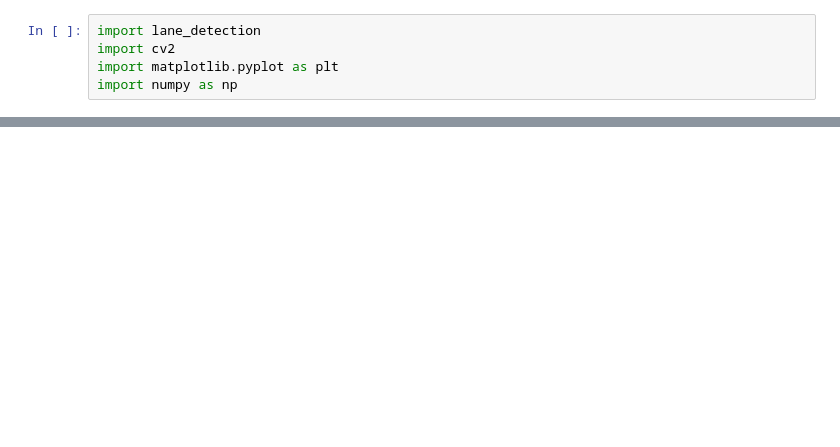
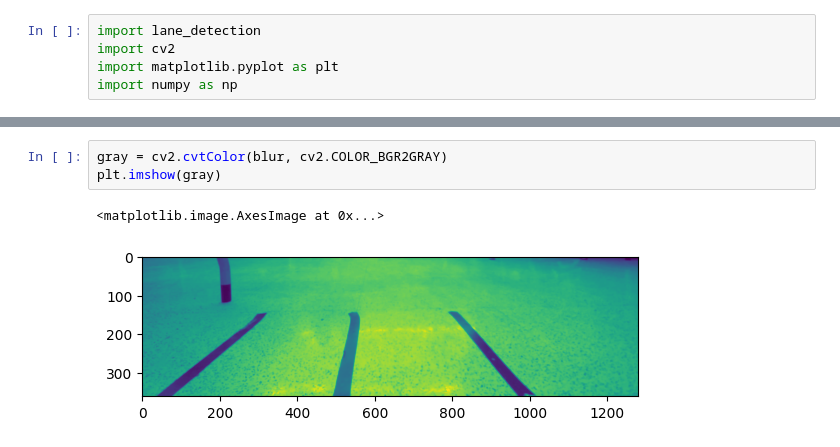
Before and after one commit to svuppala2024/cv-intro, a Jupyter notebook: lane_detection.ipynb, the cells around one changed output, grey strips where cells are left out. Drawn from its saved outputs; the diff is of its cells as text; blank space fills up the shorter version.

```diff
--- a/lane_detection.ipynb
+++ b/lane_detection.ipynb
@@ -56,0 +47,6 @@ KeyboardInterrupt:
+# %%
+gray = cv2.cvtColor(blur, cv2.COLOR_BGR2GRAY)
+plt.imshow(gray)
+# %% [output]
+<matplotlib.image.AxesImage at 0x...>
+[figure, added]
```
Also changed, not shown: parts of 7 cells of this notebook, 4 other files.
